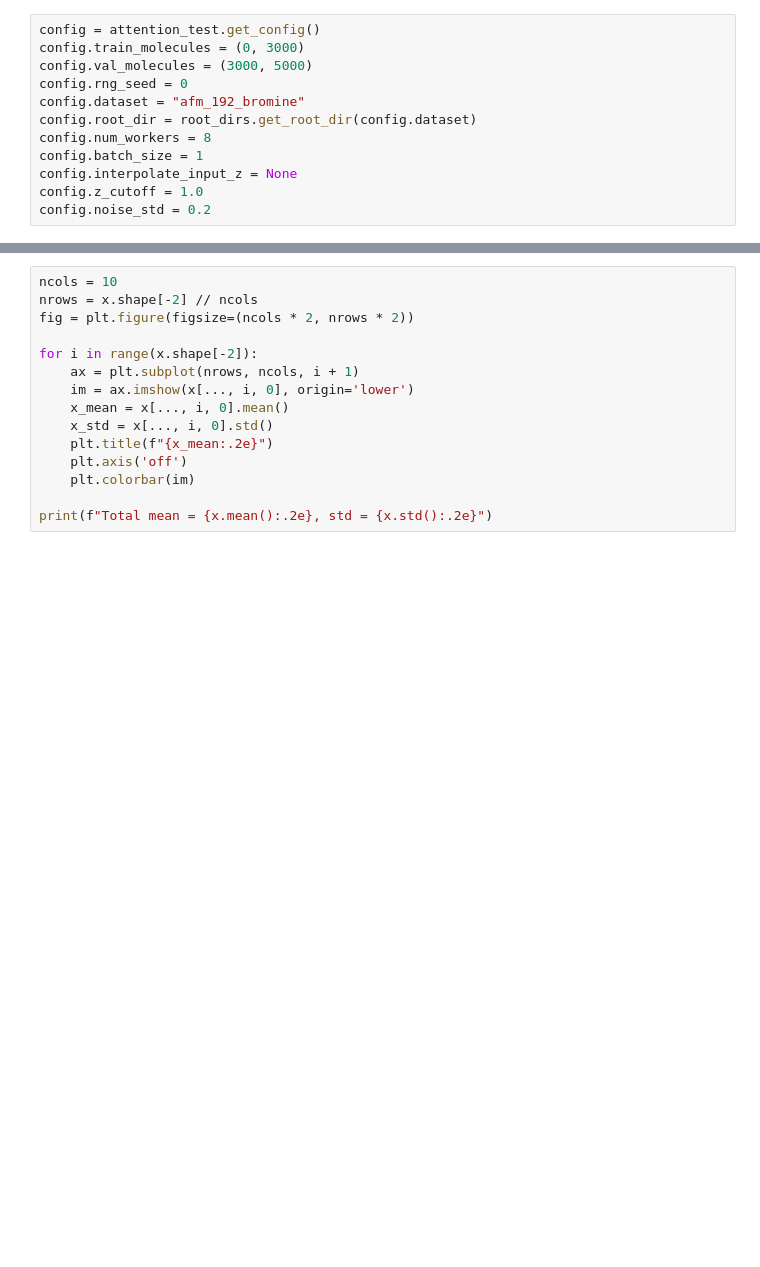
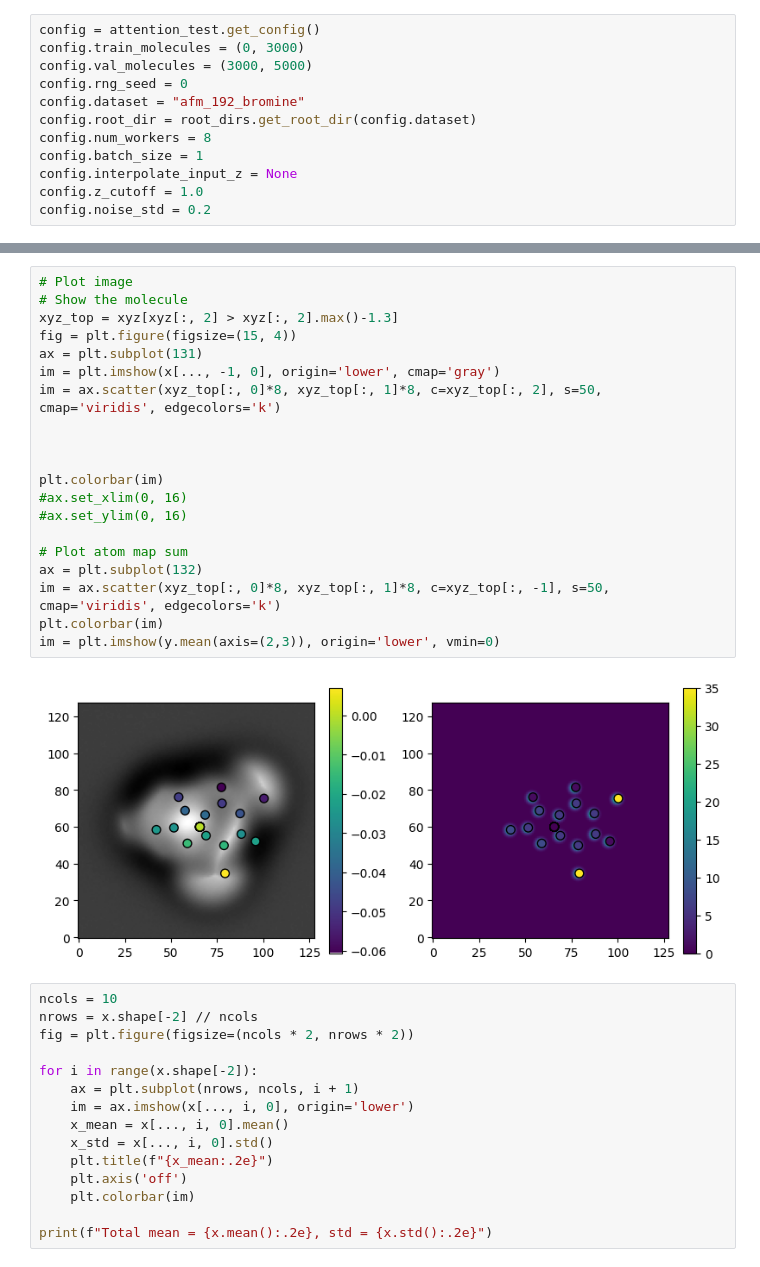
Before and after one commit to LauriKurki/molecule-net, a Jupyter notebook: notebooks/test_input_pipeline.ipynb, the cells around one changed output, grey strips where cells are left out. Saved outputs shown, nothing was run; the diff lists cells and outputs as text; blank space fills up the shorter version.

```diff
--- a/notebooks/test_input_pipeline.ipynb
+++ b/notebooks/test_input_pipeline.ipynb
@@ -97,3 +97,25 @@ print(ymax, ymin)
+# %%
+# Plot image
+# Show the molecule
+xyz_top = xyz[xyz[:, 2] > xyz[:, 2].max()-1.3]
+fig = plt.figure(figsize=(15, 4))
+ax = plt.subplot(131)
+im = plt.imshow(x[..., -1, 0], origin='lower', cmap='gray')
+im = ax.scatter(xyz_top[:, 0]*8, xyz_top[:, 1]*8, c=xyz_top[:, 2], s=50, cmap='viridis', edgecolors='k')
+
+
+
+plt.colorbar(im)
+#ax.set_xlim(0, 16)
+#ax.set_ylim(0, 16)
+
+# Plot atom map sum
+ax = plt.subplot(132)
+im = ax.scatter(xyz_top[:, 0]*8, xyz_top[:, 1]*8, c=xyz_top[:, -1], s=50, cmap='viridis', edgecolors='k')
+plt.colorbar(im)
+im = plt.imshow(y.mean(axis=(2,3)), origin='lower', vmin=0)
+# %% [output]
+[figure, added]
 # %%
 ncols = 10
 nrows = x.shape[-2] // ncols
```
Also changed, not shown: parts of 4 cells of this notebook, 3 other files.
